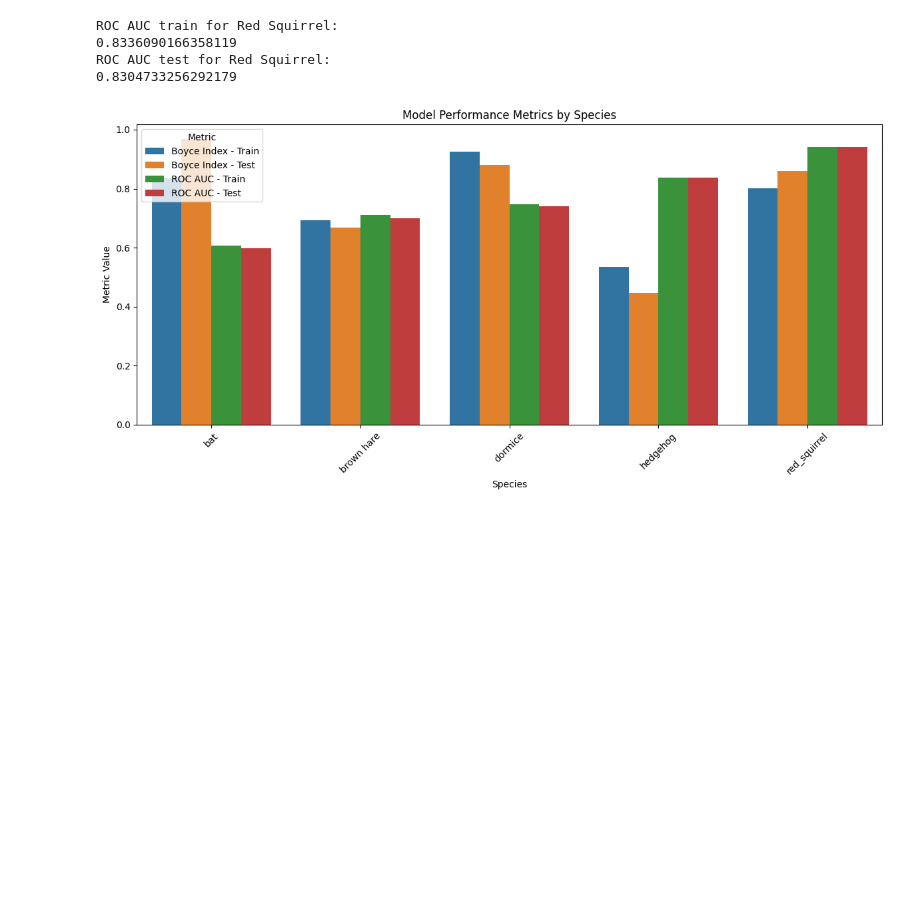
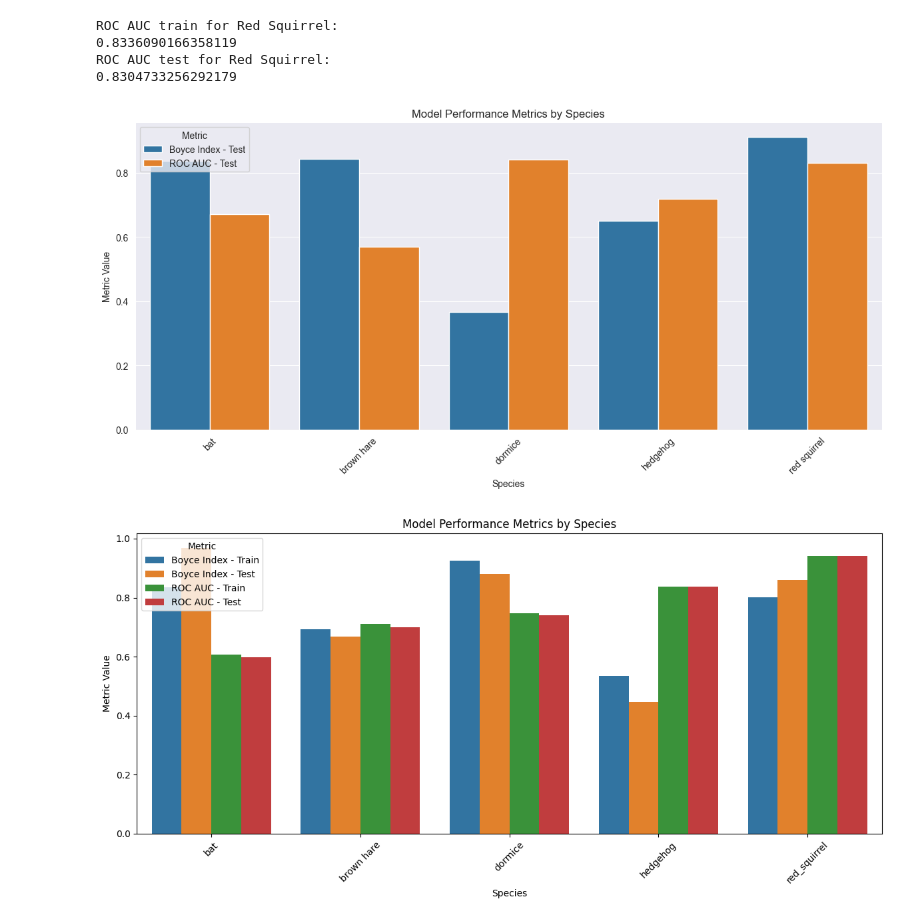
Before and after one commit to arzaan789/Species-Distribution-Modeling, a Jupyter notebook: MaxEnt.ipynb, the cells around one changed output. Cells and saved outputs as stored; diff of their text form; code cells hidden in the pictures; blank space fills up the shorter version.

```diff
--- a/MaxEnt.ipynb
+++ b/MaxEnt.ipynb
@@ -620,6 +620,62 @@ ROC AUC train for Red Squirrel:
 0.8336090166358119
 ROC AUC test for Red Squirrel:
 0.8304733256292179
+# %%
+# read all the models
+bat_model = pickle.load(open('bat_model.pkl', 'rb'))
+brown_hare_model = pickle.load(open('brown_hare_model.pkl', 'rb'))
+dormice_model = pickle.load(open('dormice_model.pkl', 'rb'))
+hedgehog_model = pickle.load(open('hedgehog_model.pkl', 'rb'))
+red_squirrel_model = pickle.load(open('red_squirrel_model.pkl', 'rb'))
+
+# predict on the test set for each species and get the Boyce Index and ROC AUC
+from sklearn.metrics import roc_auc_score
+
+bat_predictions_test = bat_model.predict_proba(bat_test_X)[:, 1]
+bat_boyce_index_test = boyce_index(bat_predictions_test, bat_test_y)
+bat_roc_auc_test = roc_auc_score(bat_test_y, bat_predictions_test)
+brown_hare_predictions_test = brown_hare_model.predict_proba(brown_hare_test_X)[:, 1]
+brown_hare_boyce_index_test = boyce_index(brown_hare_predictions_test, brown_hare_test_y)
+brown_hare_roc_auc_test = roc_auc_score(brown_hare_test_y, brown_hare_predictions_test)
+dormice_predictions_test = dormice_model.predict_proba(dormice_test_X)[:, 1]
+dormice_boyce_index_test = boyce_index(dormice_predictions_test, dormice_test_y)
+dormice_roc_auc_test = roc_auc_score(dormice_test_y, dormice_predictions_test)
+hedgehog_predictions_test = hedgehog_model.predict_proba(hedgehog_test_X)[:, 1]
+hedgehog_boyce_index_test = boyce_index(hedgehog_predictions_test, hedgehog_test_y)
+hedgehog_roc_auc_test = roc_auc_score(hedgehog_test_y, hedgehog_predictions_test)
+red_squirrel_predictions_test = red_squirrel_model.predict_proba(red_squirrel_test_X)[:, 1]
+red_squirrel_boyce_index_test = boyce_index(red_squirrel_predictions_test, red_squirrel_test_y)
+red_squirrel_roc_auc_test = roc_auc_score(red_squirrel_test_y, red_squirrel_predictions_test)
+
+#plot the Boyce Index and ROC AUC for each species
+import matplotlib.pyplot as plt
+import seaborn as sns
+species = ['bat', 'brown hare', 'dormice', 'hedgehog', 'red squirrel']
+metrics = ['Boyce Index - Test', 'ROC AUC - Test']
+
+values = [bat_boyce_index_test, bat_roc_auc_test,
+          brown_hare_boyce_index_test, brown_hare_roc_auc_test,
+          dormice_boyce_index_test, dormice_roc_auc_test,
+          hedgehog_boyce_index_test, hedgehog_roc_auc_test,
+          red_squirrel_boyce_index_test, red_squirrel_roc_auc_test]
+
+results = pd.DataFrame({
+    'species': species * 2,
+    'metric': metrics * len(species),
+    'value': values
+})
+
+plt.figure(figsize=(12, 6))
+sns.barplot(data=results, x='species', y='value', hue='metric')
+plt.title('Model Performance Metrics by Species')
+plt.xlabel('Species')
+plt.ylabel('Metric Value')
+plt.xticks(rotation=45)
+plt.legend(title='Metric')
+plt.tight_layout()
+plt.show()
+# %% [output]
+[figure, added]
 # %%
 results = pd.DataFrame(columns=['species', 'metric', 'value'])
 values = [['bat', 'Boyce Index - Train', 0.8340307029340625],
```
Also changed, not shown: 8 other files.
